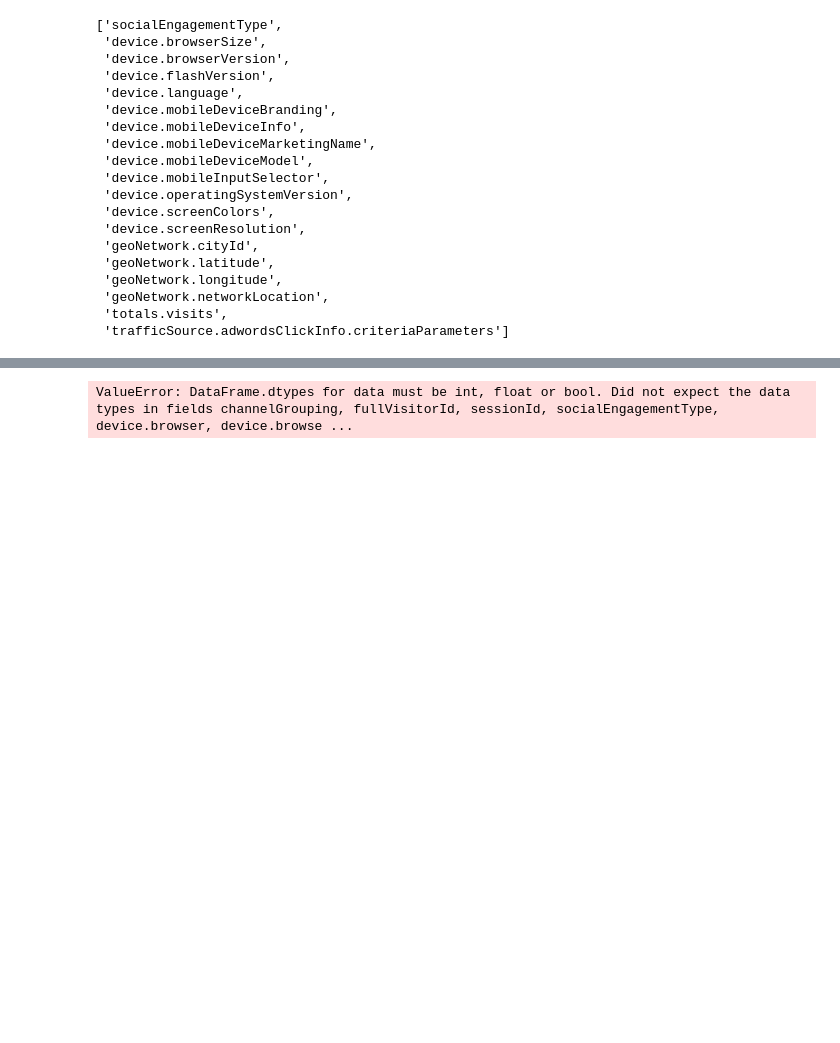
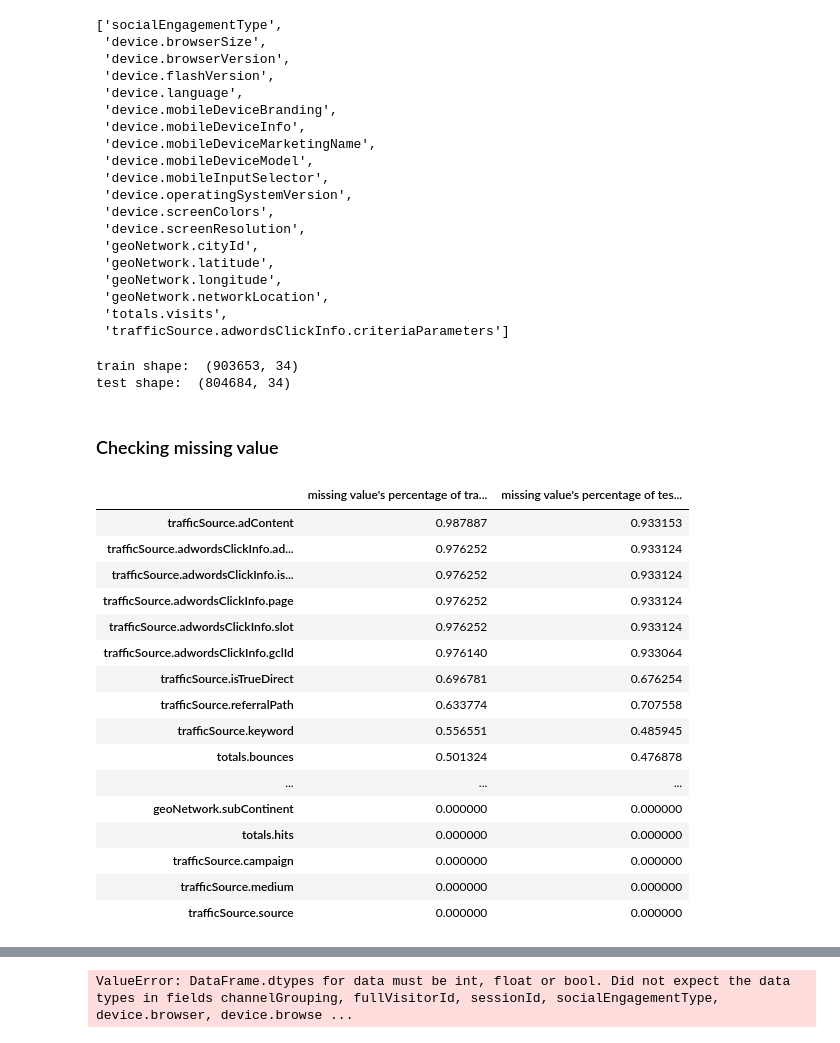
Before and after one commit to nguyenkhacbaoanh/ml-discover, a Jupyter notebook: GStore-Customer-Revenue/Data-Exploration.ipynb, the cells around one changed output, grey strips where cells are left out. Cells and saved outputs as stored; diff of their text form; code cells hidden in the pictures; blank space fills up the shorter version.

Commit message:
dealing with missing value of data

```diff
--- a/GStore-Customer-Revenue/Data-Exploration.ipynb
+++ b/GStore-Customer-Revenue/Data-Exploration.ipynb
@@ -159,4 +161,44 @@ const_cols
  'trafficSource.adwordsClickInfo.criteriaParameters']
 # %%
 train = train.drop(const_cols, axis=1)
-test = test.drop()
+test = test.drop(const_cols, axis=1)
+# %%
+print("train shape: ", train.shape)
+print("test shape: ", test.shape)
+# %% [output]
+train shape:  (903653, 34)
+test shape:  (804684, 34)
+# %% [markdown]
+### Checking missing value
+# %%
+def check_missing_dt(train, test):
+    missing_train = train.isnull().sum().values # array of all number of missing value per column
+    missing_test = test.isnull().sum().values
+    missing_train_per = missing_train/train.shape[0] # calculate percentage of missing value on total samples
+    missing_test_per = missing_test/test.shape[0]
+    return pd.DataFrame({"missing value's percentage of training": missing_train_per,
+                        "missing value's percentage of testing": missing_test_per},
+                        index=train.columns).sort_values(
+                                by=["missing value's percentage of training", "missing value's percentage of testing"],
+                                ascending=False)
+# %%
+missing_data = check_missing_dt(train, test)
+missing_data
+# %% [output]
+|  | missing value's percentage of tra... | missing value's percentage of tes... |
+| trafficSource.adContent | 0.987887 | 0.933153 |
+| trafficSource.adwordsClickInfo.ad... | 0.976252 | 0.933124 |
+| trafficSource.adwordsClickInfo.is... | 0.976252 | 0.933124 |
+| trafficSource.adwordsClickInfo.page | 0.976252 | 0.933124 |
+| trafficSource.adwordsClickInfo.slot | 0.976252 | 0.933124 |
+| trafficSource.adwordsClickInfo.gclId | 0.976140 | 0.933064 |
+| trafficSource.isTrueDirect | 0.696781 | 0.676254 |
+| trafficSource.referralPath | 0.633774 | 0.707558 |
+| trafficSource.keyword | 0.556551 | 0.485945 |
+| totals.bounces | 0.501324 | 0.476878 |
+| ... | ... | ... |
+| geoNetwork.subContinent | 0.000000 | 0.000000 |
+| totals.hits | 0.000000 | 0.000000 |
+| trafficSource.campaign | 0.000000 | 0.000000 |
+| trafficSource.medium | 0.000000 | 0.000000 |
+| trafficSource.source | 0.000000 | 0.000000 |
```
Also changed, not shown: parts of 11 cells of this notebook.
